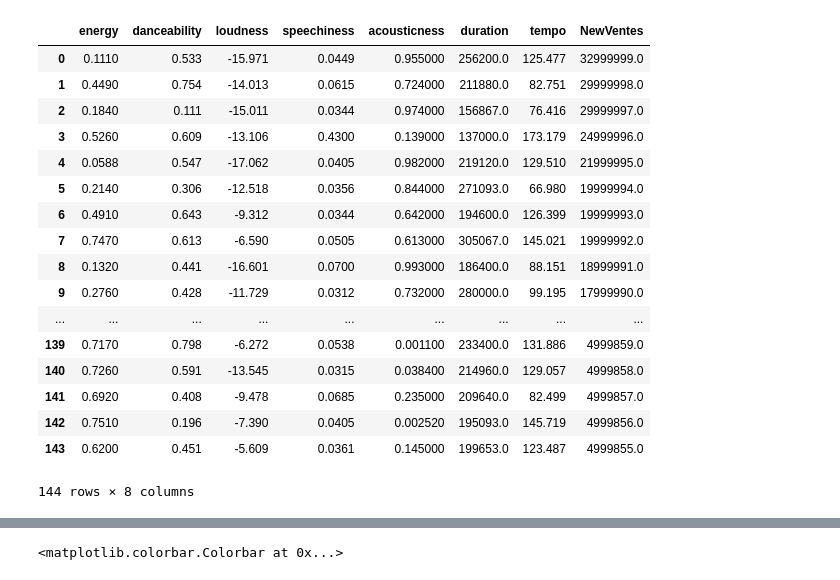
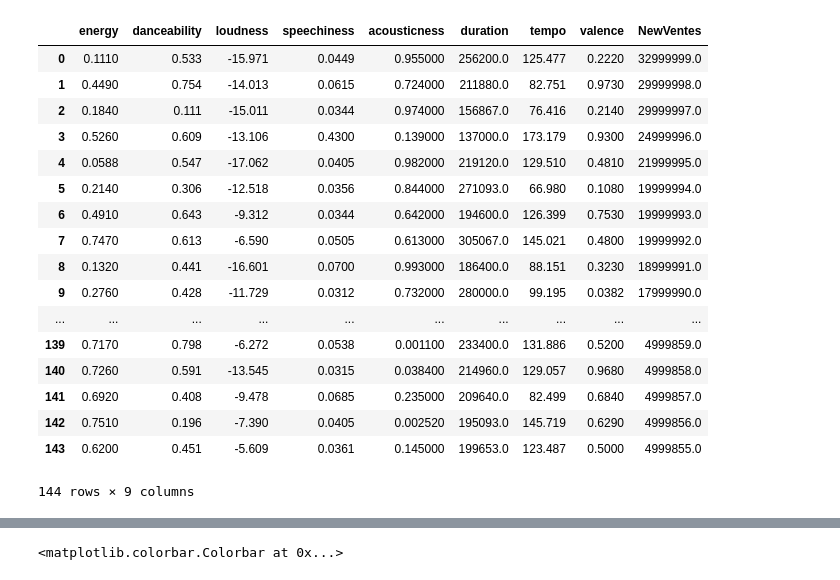
Before and after one commit to HackoeursTendres/Hackathon_KitBigData, a Jupyter notebook: Karine_Petrus/Hack2.ipynb, the cells around one changed output, grey strips where cells are left out. Cells and saved outputs as stored; diff of their text form; code cells hidden in the pictures.

```diff
--- a/Karine_Petrus/Hack2.ipynb
+++ b/Karine_Petrus/Hack2.ipynb
@@ -39,53 +39,53 @@ plt.close("all")
 
 sns.set_palette("colorblind")
 sns.axes_style()
 sns.set_style({'legend.frameon': True})
 color_blind_list = sns.color_palette("colorblind", 8)
 my_orange = color_blind_list[2]
 my_green = color_blind_list[1]
 my_blue = color_blind_list[0]
 my_purple = color_blind_list[3]
 
 vente = pd.read_csv("oldsuccess.csv")
 
 vente = vente [1:]
 
 besthits = pd.read_csv("BestHits.csv")
 vente['duration']=vente['duration_ms']
 besthits["NewVentes"]
 besthits
 #besthits['duration']=besthits['duration_ms']
 vente["Titre"] = vente["titlesrc"]
 data = pd.merge(vente , besthits , on= "Titre",how="inner")#right_index=True,left_index=False)
 data.to_csv("data.csv")
 data.columns
-cols=['energy','danceability','loudness','speechiness','acousticness','duration','tempo']
-cols_=['energy','danceability','loudness','speechiness','acousticness','duration','tempo','NewVentes']
+cols=['energy','danceability','loudness','speechiness','acousticness','duration','tempo','valence']
+cols_=['energy','danceability','loudness','speechiness','acousticness','duration','tempo','valence','NewVentes']
 X_train = data[cols]
 y_train = data['NewVentes']
 #data.corr()
 data=data[cols_]
 X_train
 data
 # %% [output]
-|  | energy | danceability | loudness | speechiness | acousticness | duration | tempo | NewVentes |
-| 0 | 0.1110 | 0.533 | -15.971 | 0.0449 | 0.955000 | 256200.0 | 125.477 | 32999999.0 |
-| 1 | 0.4490 | 0.754 | -14.013 | 0.0615 | 0.724000 | 211880.0 | 82.751 | 29999998.0 |
-| 2 | 0.1840 | 0.111 | -15.011 | 0.0344 | 0.974000 | 156867.0 | 76.416 | 29999997.0 |
-| 3 | 0.5260 | 0.609 | -13.106 | 0.4300 | 0.139000 | 137000.0 | 173.179 | 24999996.0 |
-| 4 | 0.0588 | 0.547 | -17.062 | 0.0405 | 0.982000 | 219120.0 | 129.510 | 21999995.0 |
-| 5 | 0.2140 | 0.306 | -12.518 | 0.0356 | 0.844000 | 271093.0 | 66.980 | 19999994.0 |
-| 6 | 0.4910 | 0.643 | -9.312 | 0.0344 | 0.642000 | 194600.0 | 126.399 | 19999993.0 |
-| 7 | 0.7470 | 0.613 | -6.590 | 0.0505 | 0.613000 | 305067.0 | 145.021 | 19999992.0 |
-| 8 | 0.1320 | 0.441 | -16.601 | 0.0700 | 0.993000 | 186400.0 | 88.151 | 18999991.0 |
-| 9 | 0.2760 | 0.428 | -11.729 | 0.0312 | 0.732000 | 280000.0 | 99.195 | 17999990.0 |
-| ... | ... | ... | ... | ... | ... | ... | ... | ... |
-| 139 | 0.7170 | 0.798 | -6.272 | 0.0538 | 0.001100 | 233400.0 | 131.886 | 4999859.0 |
-| 140 | 0.7260 | 0.591 | -13.545 | 0.0315 | 0.038400 | 214960.0 | 129.057 | 4999858.0 |
-| 141 | 0.6920 | 0.408 | -9.478 | 0.0685 | 0.235000 | 209640.0 | 82.499 | 4999857.0 |
-| 142 | 0.7510 | 0.196 | -7.390 | 0.0405 | 0.002520 | 195093.0 | 145.719 | 4999856.0 |
-| 143 | 0.6200 | 0.451 | -5.609 | 0.0361 | 0.145000 | 199653.0 | 123.487 | 4999855.0 |
+|  | energy | danceability | loudness | speechiness | acousticness | duration | tempo | valence | NewVentes |
+| 0 | 0.1110 | 0.533 | -15.971 | 0.0449 | 0.955000 | 256200.0 | 125.477 | 0.2220 | 32999999.0 |
+| 1 | 0.4490 | 0.754 | -14.013 | 0.0615 | 0.724000 | 211880.0 | 82.751 | 0.9730 | 29999998.0 |
+| 2 | 0.1840 | 0.111 | -15.011 | 0.0344 | 0.974000 | 156867.0 | 76.416 | 0.2140 | 29999997.0 |
+| 3 | 0.5260 | 0.609 | -13.106 | 0.4300 | 0.139000 | 137000.0 | 173.179 | 0.9300 | 24999996.0 |
+| 4 | 0.0588 | 0.547 | -17.062 | 0.0405 | 0.982000 | 219120.0 | 129.510 | 0.4810 | 21999995.0 |
+| 5 | 0.2140 | 0.306 | -12.518 | 0.0356 | 0.844000 | 271093.0 | 66.980 | 0.1080 | 19999994.0 |
+| 6 | 0.4910 | 0.643 | -9.312 | 0.0344 | 0.642000 | 194600.0 | 126.399 | 0.7530 | 19999993.0 |
+| 7 | 0.7470 | 0.613 | -6.590 | 0.0505 | 0.613000 | 305067.0 | 145.021 | 0.4800 | 19999992.0 |
+| 8 | 0.1320 | 0.441 | -16.601 | 0.0700 | 0.993000 | 186400.0 | 88.151 | 0.3230 | 18999991.0 |
+| 9 | 0.2760 | 0.428 | -11.729 | 0.0312 | 0.732000 | 280000.0 | 99.195 | 0.0382 | 17999990.0 |
+| ... | ... | ... | ... | ... | ... | ... | ... | ... | ... |
+| 139 | 0.7170 | 0.798 | -6.272 | 0.0538 | 0.001100 | 233400.0 | 131.886 | 0.5200 | 4999859.0 |
+| 140 | 0.7260 | 0.591 | -13.545 | 0.0315 | 0.038400 | 214960.0 | 129.057 | 0.9680 | 4999858.0 |
+| 141 | 0.6920 | 0.408 | -9.478 | 0.0685 | 0.235000 | 209640.0 | 82.499 | 0.6840 | 4999857.0 |
+| 142 | 0.7510 | 0.196 | -7.390 | 0.0405 | 0.002520 | 195093.0 | 145.719 | 0.6290 | 4999856.0 |
+| 143 | 0.6200 | 0.451 | -5.609 | 0.0361 | 0.145000 | 199653.0 | 123.487 | 0.5000 | 4999855.0 |
-144 rows × 8 columns
+144 rows × 9 columns
 # %%
 pd.plotting.scatter_matrix(X_train)
 # %% [output]
```
Also changed, not shown: parts of 4 cells of this notebook.
